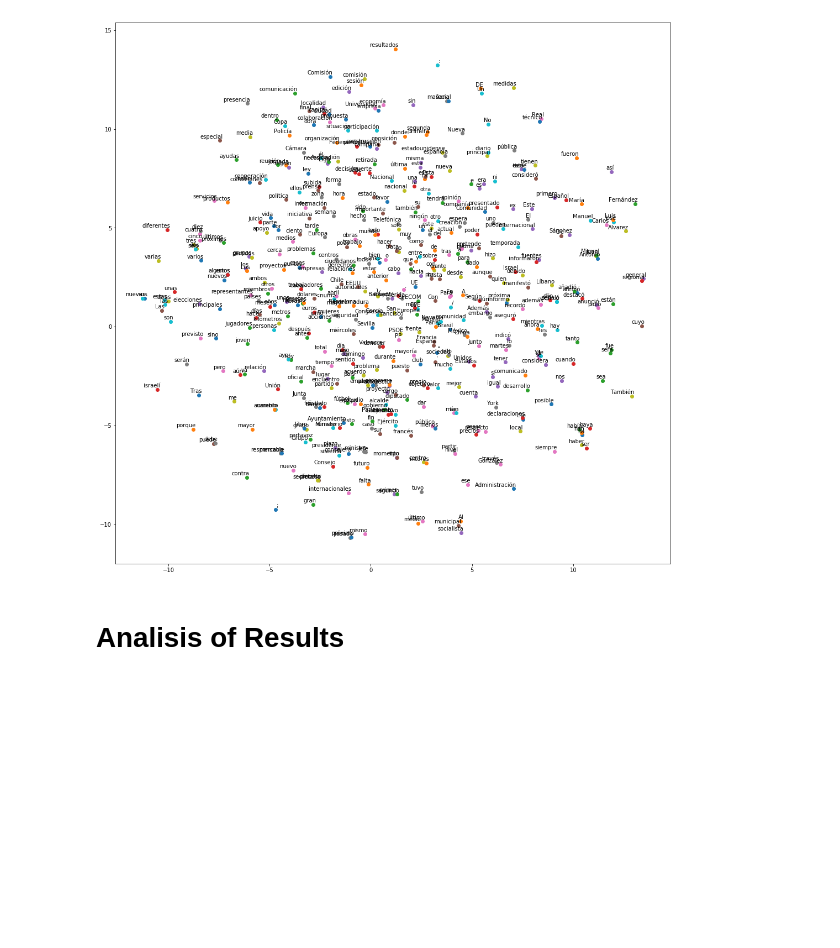
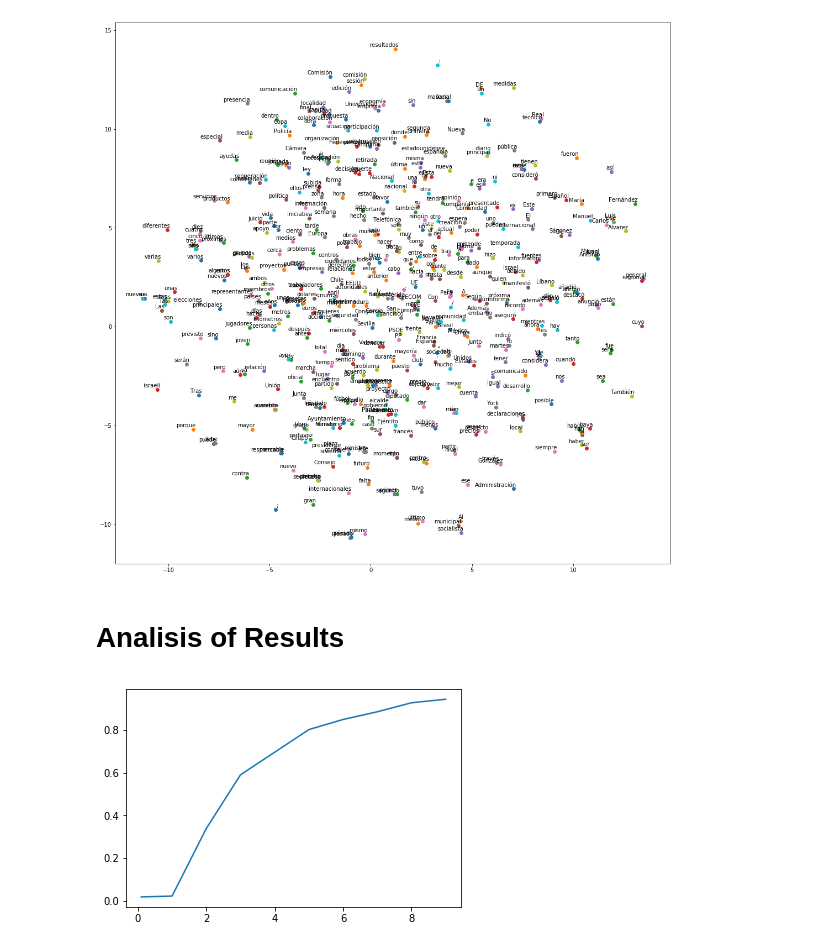
Before and after one commit to bastiancy/mlnd-capstone, a Jupyter notebook: data_analisys.ipynb, the cells around one changed output. Drawn from its saved outputs; the diff is of its cells as text; code cells hidden in the pictures; blank space fills up the shorter version.

```diff
--- a/data_analisys.ipynb
+++ b/data_analisys.ipynb
@@ -400,0 +397,20 @@ data =
+# %%
+# ned - train - lc 0 a 9
+
+f1 = [
+    0.0172,
+    0.0212,
+    0.3380,
+    0.5898,
+    0.6959,
+    0.8021,
+    0.8495,
+    0.8855,
+    0.9279,
+    0.9444
+]
+
+plt.plot([0.1] + list(range(1, len(f1))), f1)
+plt.show()
+# %% [output]
+[figure, added]
```
Also changed, not shown: parts of 2 cells of this notebook, 4 other files.
